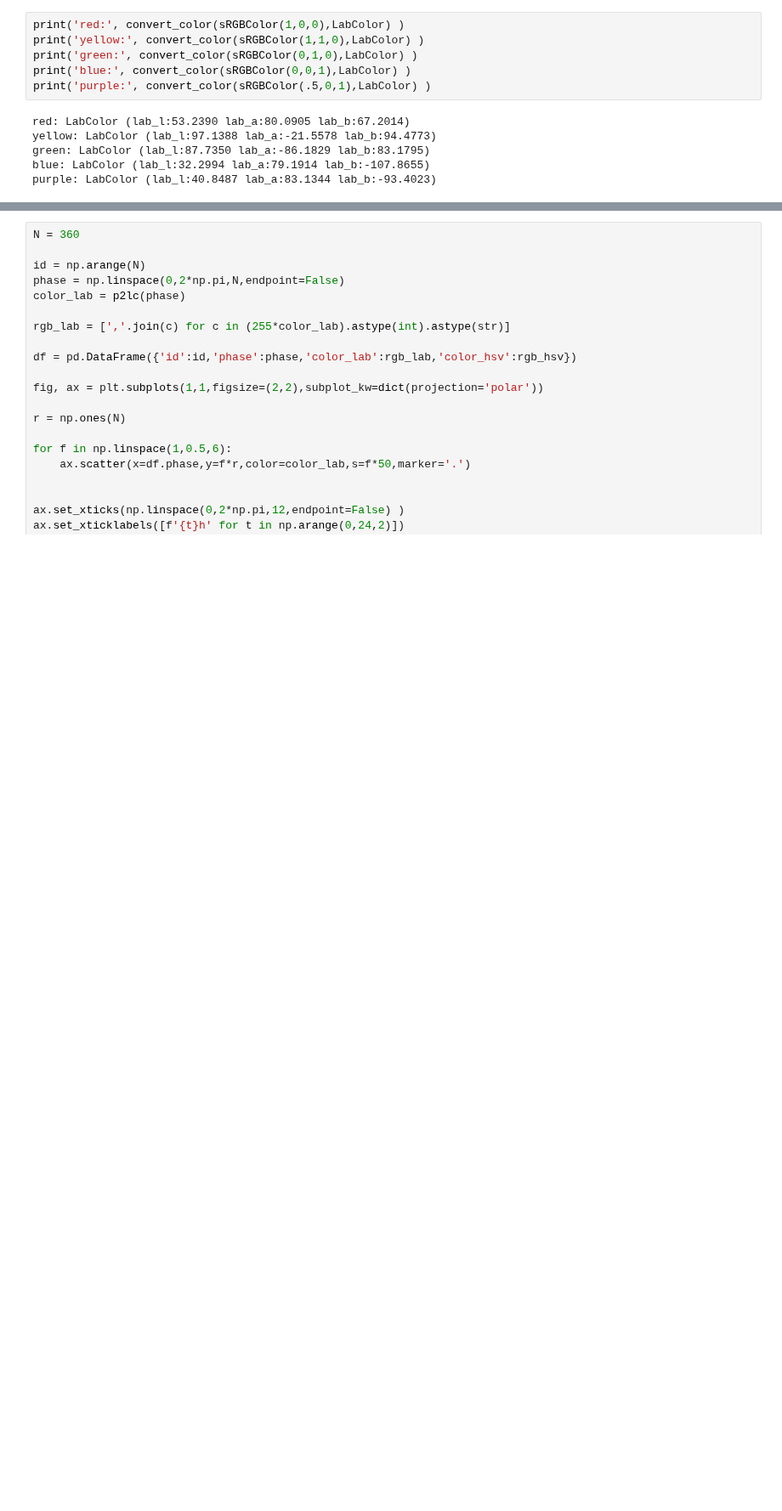
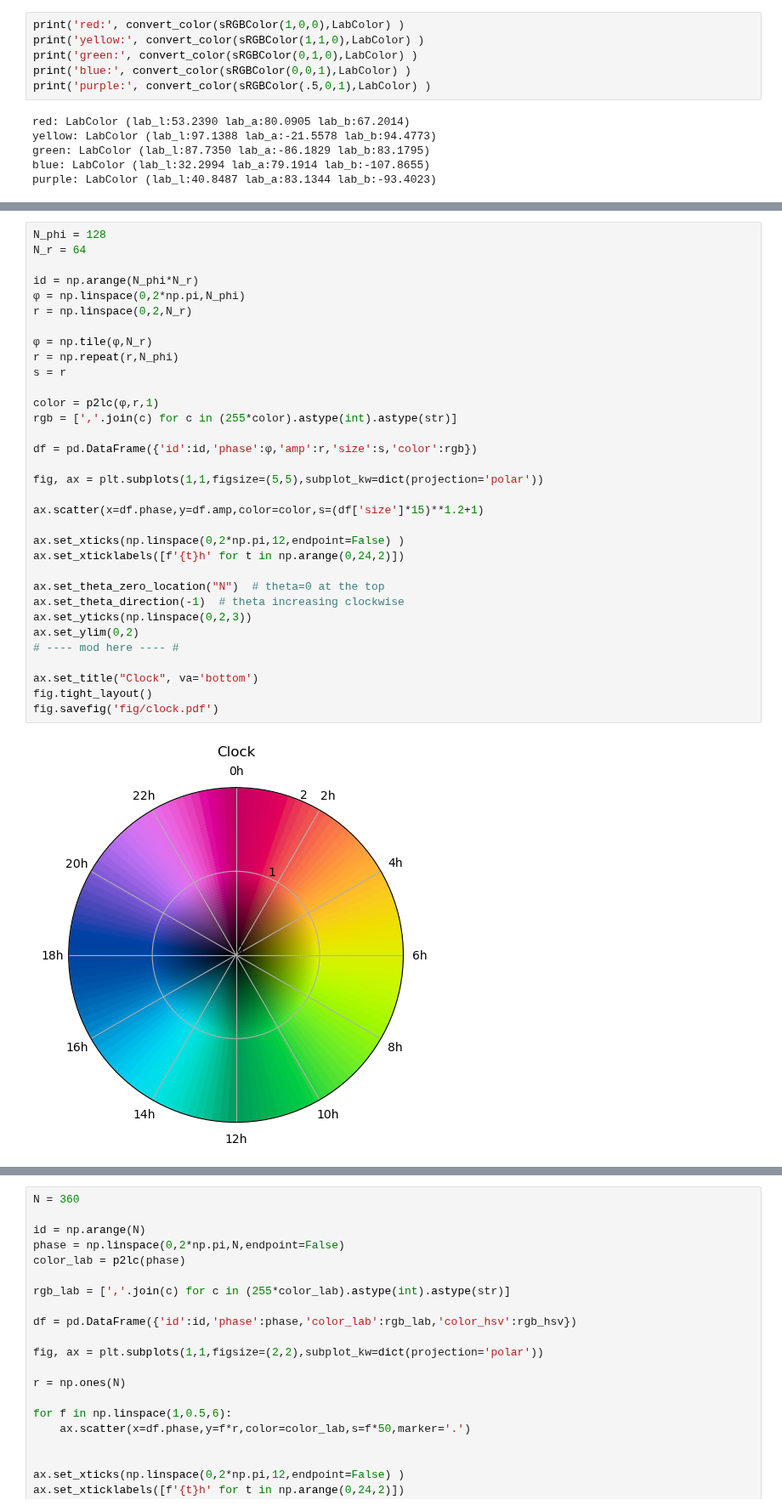
Before and after one commit to jmbreda/PROseq, a Jupyter notebook: notebooks/Fun_with_colors.ipynb, the cells around one changed output, grey strips where cells are left out. Shown at 85% size. Drawn from its saved outputs; the diff is of its cells as text; blank space fills up the shorter version.

```diff
--- a/notebooks/Fun_with_colors.ipynb
+++ b/notebooks/Fun_with_colors.ipynb
@@ -242,0 +251,35 @@ Text(0.5, 1.0, 'Clock')
+# %%
+N_phi = 128
+N_r = 64
+
+id = np.arange(N_phi*N_r)
+φ = np.linspace(0,2*np.pi,N_phi)
+r = np.linspace(0,2,N_r)
+
+φ = np.tile(φ,N_r)
+r = np.repeat(r,N_phi)
+s = r
+
+color = p2lc(φ,r,1)
+rgb = [','.join(c) for c in (255*color).astype(int).astype(str)]
+
+df = pd.DataFrame({'id':id,'phase':φ,'amp':r,'size':s,'color':rgb})
+
+fig, ax = plt.subplots(1,1,figsize=(5,5),subplot_kw=dict(projection='polar'))
+
+ax.scatter(x=df.phase,y=df.amp,color=color,s=(df['size']*15)**1.2+1)
+
+ax.set_xticks(np.linspace(0,2*np.pi,12,endpoint=False) )
+ax.set_xticklabels([f'{t}h' for t in np.arange(0,24,2)])
+
+ax.set_theta_zero_location("N")  # theta=0 at the top
+ax.set_theta_direction(-1)  # theta increasing clockwise
+ax.set_yticks(np.linspace(0,2,3))
+ax.set_ylim(0,2)
+# ---- mod here ---- #
+
+ax.set_title("Clock", va='bottom')
+fig.tight_layout()
+fig.savefig('fig/clock.pdf')
+# %% [output]
+[figure, added]
```
Also changed, not shown: parts of 11 cells of this notebook, 18 other files.
